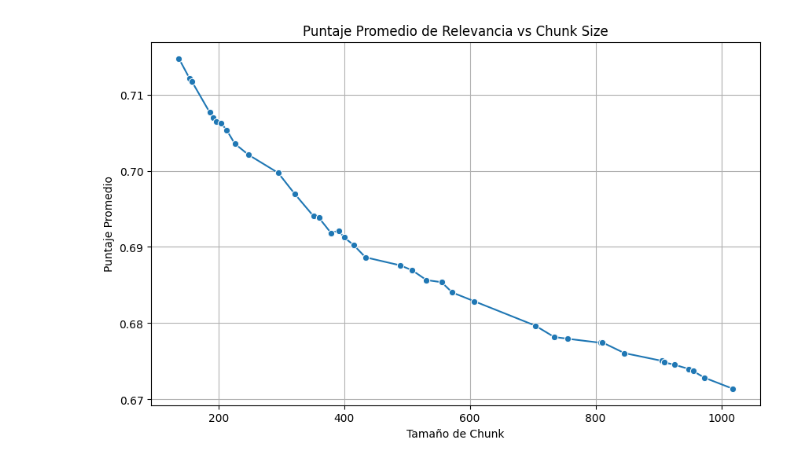
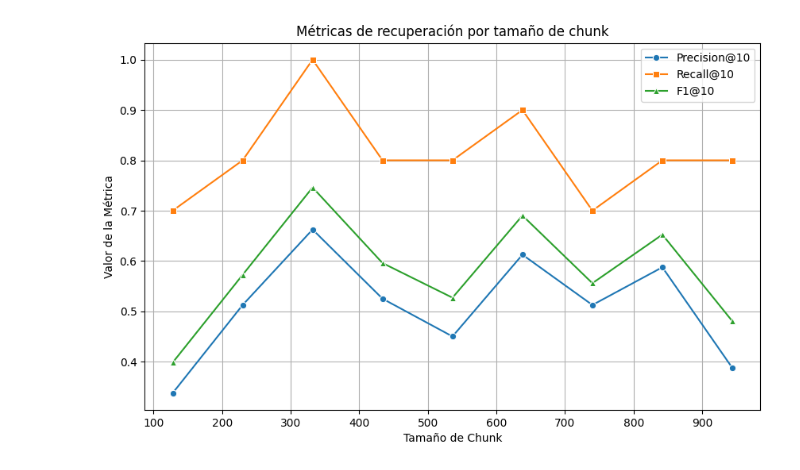
Before and after one commit to theleywin/CartaIA, a Jupyter notebook: src/experiments/chunk_size_optimization/conclusions.ipynb, the cells around one changed output. Cells and saved outputs as stored; diff of their text form; code cells hidden in the pictures.

Commit message:
feat: 🎸 Modified chunking experiment with relevance

```diff
--- a/src/experiments/chunk_size_optimization/conclusions.ipynb
+++ b/src/experiments/chunk_size_optimization/conclusions.ipynb
@@ -82,10 +81,40 @@ agrupado.head(15)
+# %%
+metricas = []
+
+for size in df["chunk_size"].unique():
+    sub_df = df[df["chunk_size"] == size]
+
+    for query in sub_df["query"].unique():
+        df_query = sub_df[sub_df["query"] == query]
+
+        y_true = df_query["is_relevant"].astype(int).tolist()
+        y_pred = [1] * len(y_true)  # top-10 recuperados
+
+        precision = precision_score(y_true, y_pred, zero_division=0)
+        recall = recall_score(y_true, y_pred, zero_division=0)
+        f1 = f1_score(y_true, y_pred, zero_division=0)
+
+        metricas.append({
+            "chunk_size": size,
+            "query": query,
+            "precision": precision,
+            "recall": recall,
+            "f1": f1
+        })
+
+metricas_df = pd.DataFrame(metricas)
 # %%
+metricas_grouped = metricas_df.groupby("chunk_size").mean(numeric_only=True).reset_index()
+
 plt.figure(figsize=(10, 6))
-sns.lineplot(data=agrupado, x="chunk_size", y="media", marker="o")
-plt.title("Puntaje Promedio de Relevancia vs Chunk Size")
+sns.lineplot(data=metricas_grouped, x="chunk_size", y="precision", marker="o", label="Precision@10")
+sns.lineplot(data=metricas_grouped, x="chunk_size", y="recall", marker="s", label="Recall@10")
+sns.lineplot(data=metricas_grouped, x="chunk_size", y="f1", marker="^", label="F1@10")
+plt.title("Métricas de recuperación por tamaño de chunk")
 plt.xlabel("Tamaño de Chunk")
-plt.ylabel("Puntaje Promedio")
+plt.ylabel("Valor de la Métrica")
+plt.legend()
 plt.grid(True)
 plt.show()
 # %% [output]
-[figure, old version]
+[figure, new version]
```
Also changed, not shown: parts of 9 cells of this notebook, 2 other files.
